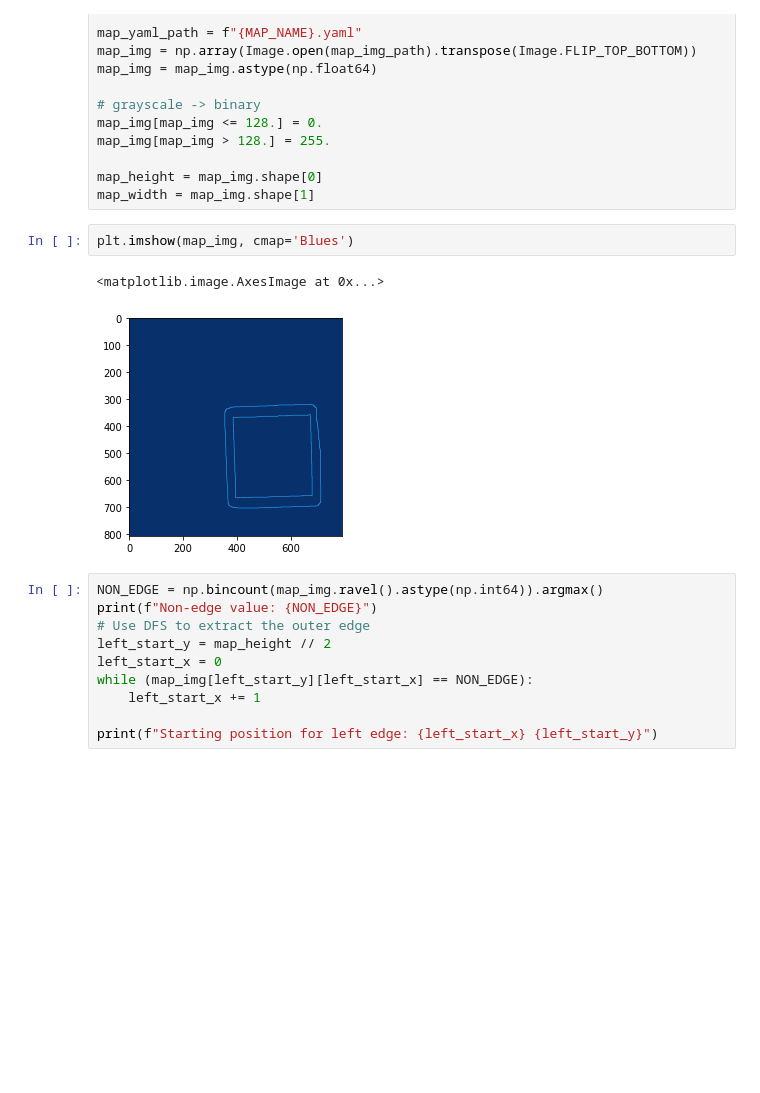
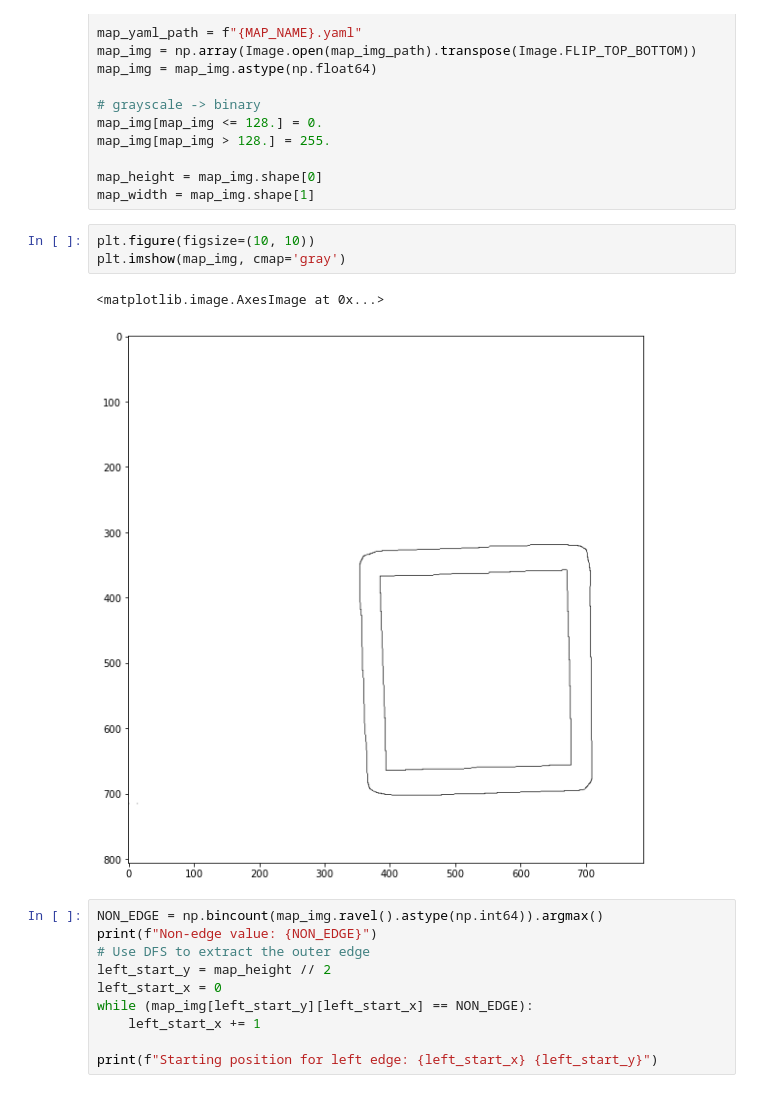
Before and after one commit to ynahum/Raceline-Optimization, a Jupyter notebook: maps/map_converter.ipynb, the cells around one changed output. Drawn from its saved outputs; the diff is of its cells as text; blank space fills up the shorter version.

```diff
--- a/maps/map_converter.ipynb
+++ b/maps/map_converter.ipynb
@@ -52,10 +57,11 @@ map_img[map_img > 128.] = 255.
 map_height = map_img.shape[0]
 map_width = map_img.shape[1]
 # %%
-plt.imshow(map_img, cmap='Blues')
+plt.figure(figsize=(10, 10))
+plt.imshow(map_img, cmap='gray')
 # %% [output]
 <matplotlib.image.AxesImage at 0x...>
-[figure, old version]
+[figure, new version]
 # %%
 NON_EDGE = np.bincount(map_img.ravel().astype(np.int64)).argmax()
 print(f"Non-edge value: {NON_EDGE}")
```
Also changed, not shown: parts of 13 cells of this notebook, 8 other files.
